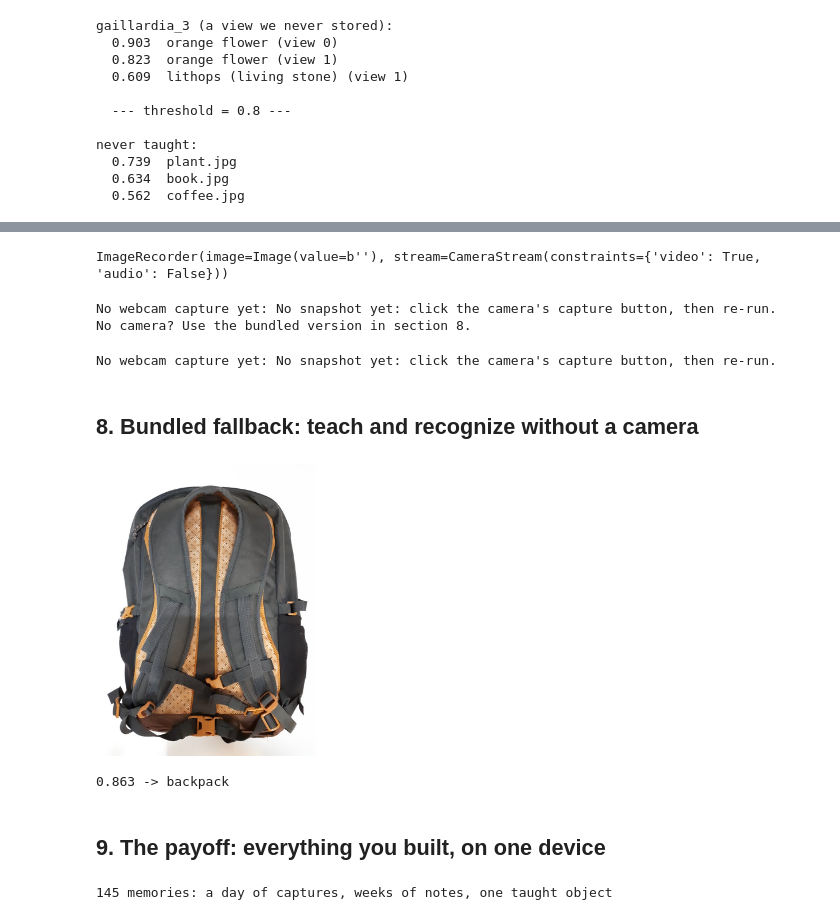
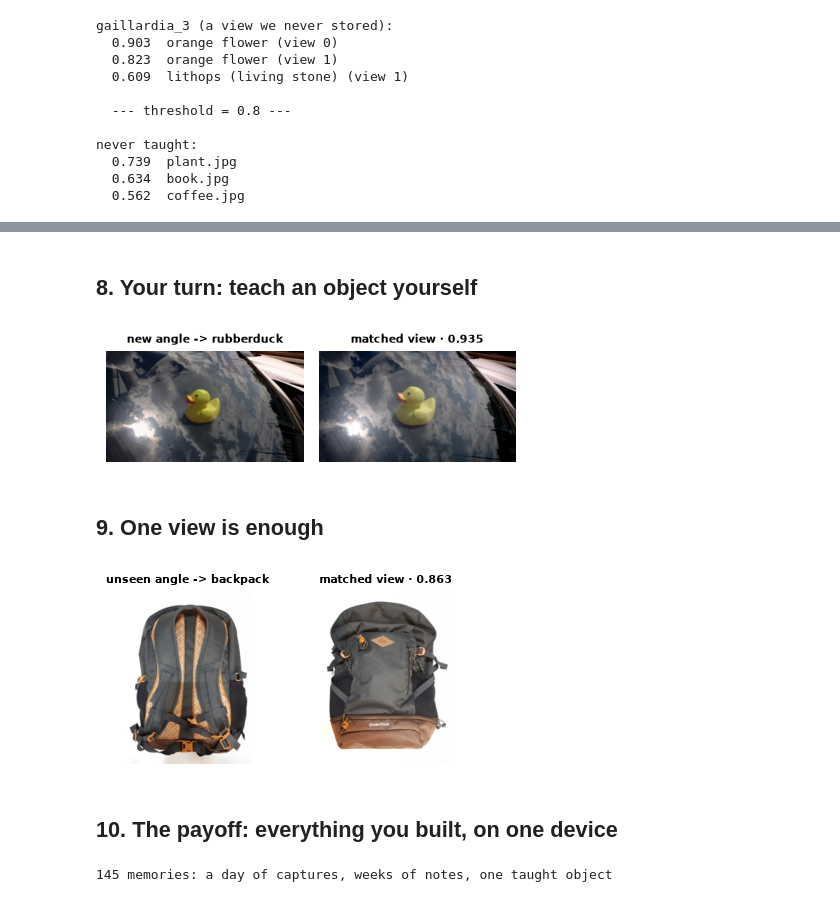
Before and after one commit to Dylancouzon/on-device-memory-course, a Jupyter notebook: L6/L6.ipynb, the cells around one changed output, grey strips where cells are left out. Cells and saved outputs as stored; diff of their text form; code cells hidden in the pictures.

```diff
--- a/L6/L6.ipynb
+++ b/L6/L6.ipynb
@@ -37,6 +47,7 @@ def teach(object_id, label, view_paths, start_id, note=None):
             id=start_id + i,
             vector={"image": vectors[i]},
             payload={"object_id": object_id, "label": label, "view_id": i,
+                     "file": view_paths[i],
                      **({"note": note} if note else {})},
         )
         for i in range(len(view_paths))
@@ -134,48 +139,39 @@ Point your camera at an object, capture a couple of views to teach it, then capt
-# %%
-from helper import camera
-recorder = camera()
-recorder
-# %% [output]
-ImageRecorder(image=Image(value=b''), stream=CameraStream(constraints={'video': True, 'audio': False}))
-# %%
-from helper import snapshot_to_file
-
-# Click the camera's capture button above, then run this to teach a view.
-try:
-    path = snapshot_to_file(recorder, "./webcam_view1.jpg")
-    teach("my_webcam_object", "my object", [path], start_id=200)
-    print("Taught 1 webcam view. Capture a NEW angle, then run the next cell.")
-except (AttributeError, RuntimeError) as e:
-    print("No webcam capture yet:", e)
-    print("No camera? Use the bundled version in section 8.")
-# %% [output]
-No webcam capture yet: No snapshot yet: click the camera's capture button, then re-run.
-No camera? Use the bundled version in section 8.
-# %%
-try:
-    query_path = snapshot_to_file(recorder, "./webcam_query.jpg")
-    top, known, _ = recognize(query_path)
-    display(Image(query_path, width=220))
-    print(f"{top.score:.3f} -> {top.payload['label'] if known else 'UNKNOWN'}")
-except (AttributeError, RuntimeError) as e:
-    print("No webcam capture yet:", e)
-# %% [output]
-No webcam capture yet: No snapshot yet: click the camera's capture button, then re-run.
+# %% [markdown]
+## 8. Your turn: teach an object yourself
+# %%
+# Pick a 3-view object from the gallery: rubberduck, vase, hardhat.
+# Change this and re-run.
+my_object = "rubberduck"
+
+teach(my_object, my_object,
+      [f"../data/objects/{my_object}_1.jpg",
+       f"../data/objects/{my_object}_2.jpg"], start_id=300)
+
+held_out = f"../data/objects/{my_object}_3.jpg"
+top, known, _ = recognize(held_out)
+verdict = top.payload["label"] if known else "UNKNOWN"
+show_images([held_out, top.payload["file"]],
+            captions=[f"new angle -> {verdict}",
+                      f"matched view · {top.score:.3f}"])
+# %% [output]
+[figure, added]
 # %% [markdown]
-## 8. Bundled fallback: teach and recognize without a camera
+## 9. One view is enough
 # %%
 # A single example is enough: teach one view, recognize another.
 teach("backpack", "backpack",
       ["../data/objects/backpack_1.jpg"], start_id=100,
       note="Quechua daypack, bought at SportsWorld, $45")
-top, known, _ = recognize("../data/objects/backpack_2.jpg")
-display(Image("../data/objects/backpack_2.jpg", width=220))
-print(f"{top.score:.3f} -> {top.payload['label'] if known else 'UNKNOWN'}")
+query = "../data/objects/backpack_2.jpg"
+top, known, _ = recognize(query)
+verdict = top.payload["label"] if known else "UNKNOWN"
+show_images([query, top.payload["file"]],
+            captions=[f"unseen angle -> {verdict}",
+                      f"matched view · {top.score:.3f}"])
 # %% [output]
-[figure, old version]
+[figure, new version]
-0.863 -> backpack
 # %% [markdown]
-## 9. The payoff: everything you built, on one device
+## 10. The payoff: everything you built, on one device
 # %%
 import json
 from helper import (
```
Also changed, not shown: parts of 13 cells of this notebook, 31 other files.
